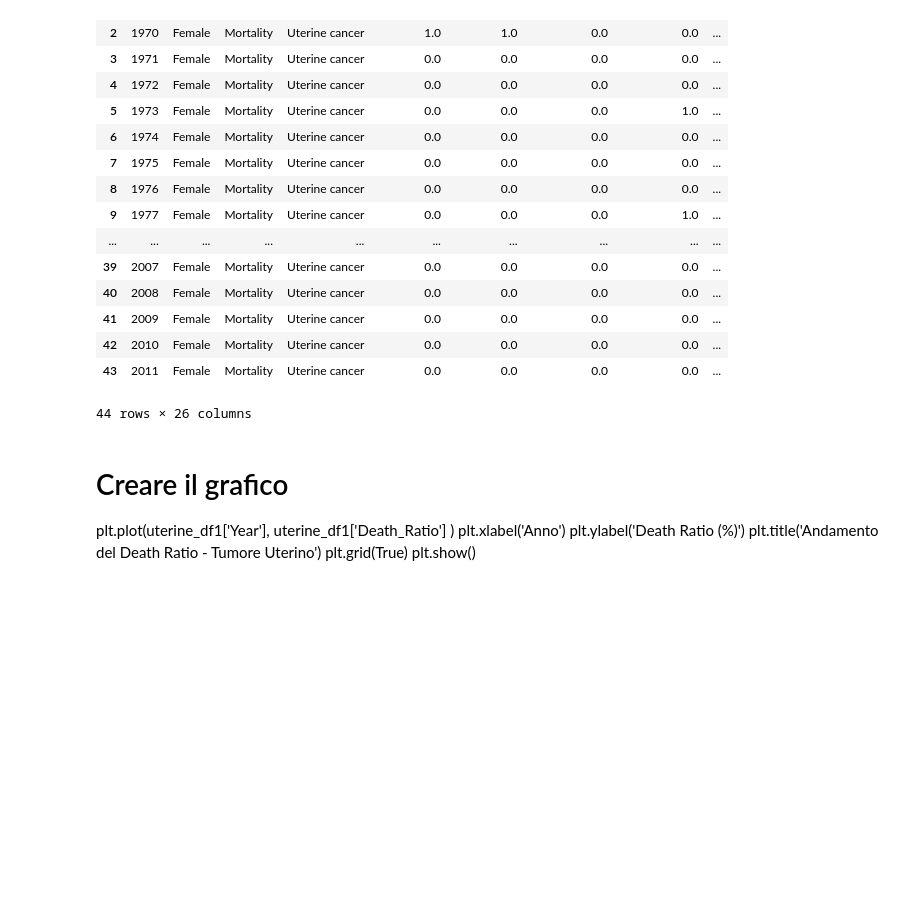
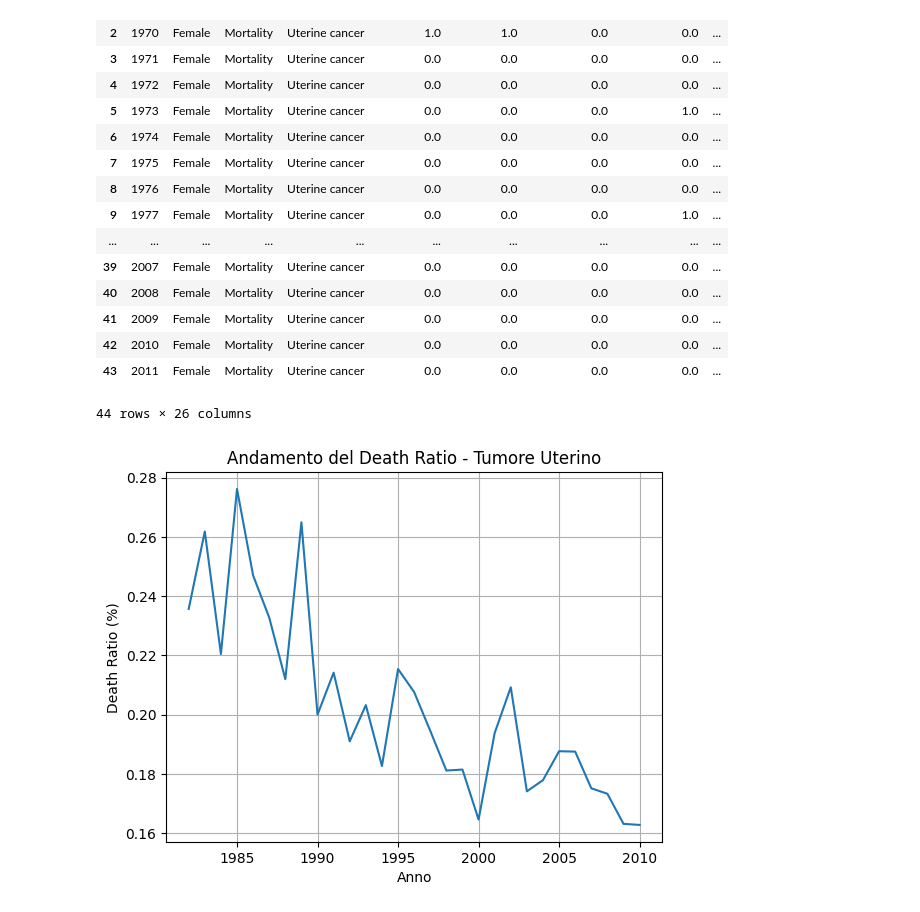
Before and after one commit to ChristianChimi/Australian-HealthCare-Cancer, a Jupyter notebook: Australian_Cancer_Health.ipynb, the cells around one changed output. Saved outputs shown, nothing was run; the diff lists cells and outputs as text; code cells hidden in the pictures; blank space fills up the shorter version.

```diff
--- a/Australian_Cancer_Health.ipynb
+++ b/Australian_Cancer_Health.ipynb
@@ -124,13 +124,15 @@ uterine_df1
 | 42 | 2010 | Female | Mortality | Uterine cancer | 0.0 | 0.0 | 0.0 | 0.0 | ... |
 | 43 | 2011 | Female | Mortality | Uterine cancer | 0.0 | 0.0 | 0.0 | 0.0 | ... |
 44 rows × 26 columns
-# %% [markdown]
-
-
-# Creare il grafico
-plt.plot(uterine_df1['Year'], uterine_df1['Death_Ratio'] )
-plt.xlabel('Anno')
-plt.ylabel('Death Ratio (%)')
-plt.title('Andamento del Death Ratio - Tumore Uterino')
-plt.grid(True)
-plt.show()
+# %%
+uterine_df1['Death_Ratio']=uterine_df1['Sum']/uterine_df1['Sum_Death']
+
+# Creare il grafico
+plt.plot(uterine_df1['Year'], uterine_df1['Death_Ratio'] )
+plt.xlabel('Anno')
+plt.ylabel('Death Ratio (%)')
+plt.title('Andamento del Death Ratio - Tumore Uterino')
+plt.grid(True)
+plt.show()
+# %% [output]
+[figure, added]
```
